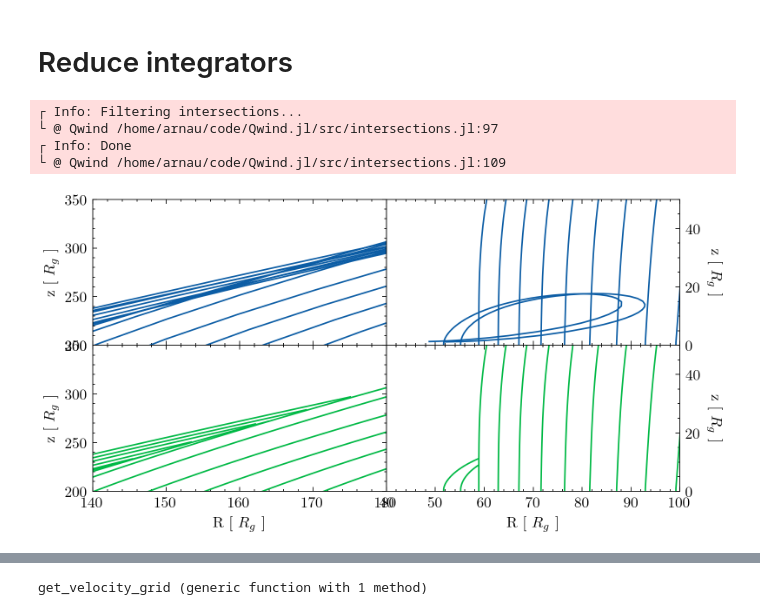
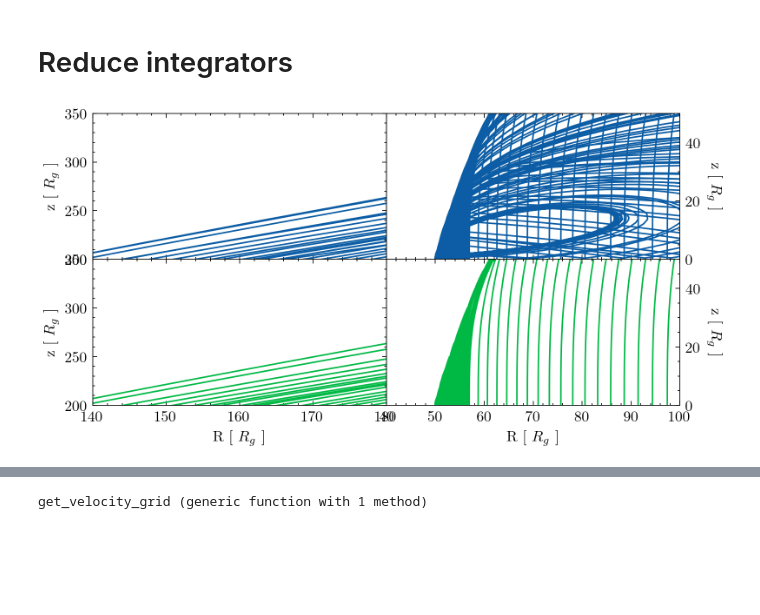
Before and after one commit to arnauqb/Qwind.jl, a Jupyter notebook: papers/paper2/rt_plots.ipynb, the cells around one changed output, grey strips where cells are left out. Drawn from its saved outputs; the diff is of its cells as text; code cells hidden in the pictures; blank space fills up the shorter version.

```diff
--- a/papers/paper2/rt_plots.ipynb
+++ b/papers/paper2/rt_plots.ipynb
@@ -84,5 +46,0 @@ ax.set_ylim(0,100)
-# %%
-it_num = 2
-integrators = iterations_dict[it_num]["integrators"]
-r, z, _, _, _ = reduce_integrators(integrators, no_interpolation=true);
-r0 = [integ.p.r0 for integ in integrators];
@@ -138,4 +61,4 @@ WARNING: replacing module QwindPlotting.
 # %% [markdown]
 # Reduce integrators
 # %%
-integrators = iterations_dict[2]["integrators"];
+integrators = iterations_dict[5]["integrators"];
@@ -144,13 +65,10 @@ integrators_reduced = Qwind.reduce_integrators_individual(integrators);
-# %%
-integrators_reduced_merged = Qwind.reduce_integrators(integrators);
-# %% [output]
-┌ Info: Filtering intersections...
-└ @ Qwind /home/arnau/code/Qwind.jl/src/intersections.jl:97
-┌ Info: Done
-└ @ Qwind /home/arnau/code/Qwind.jl/src/intersections.jl:109
+# %%
+max_times = get_intersection_times(integrators);
+# %%
+integrators_interpolated = interpolate_integrators(integrators, max_times=max_times);
 # %%
 fig, ax = plt.subplots(2, 2, figsize=(2 * mnras_width, mnras_width))
-for (integ, integ_reduced) in zip(integrators, integrators_reduced)
+for (integ, integ_reduced) in zip(integrators, integrators_interpolated)
     ax[1,1].plot(integ.p.data[:r], integ.p.data[:z], color = "C0")
     ax[2,1].plot(integ_reduced.r, integ_reduced.z, color = "C1")
 
@@ -161,31 +79,31 @@ end
 ax[1,1].set_xlim(140,180)
 ax[2,1].set_xlim(140,180)
 
 ax[1,1].set_ylim(200,350)
 ax[2,1].set_ylim(200,350)
 
 ax[1,2].set_xlim(40, 100)
 ax[2,2].set_xlim(40, 100)
 ax[1,2].set_ylim(0,50)
 ax[2,2].set_ylim(0,50)
 
 ax[1,1].set_ylabel(L"z [ $R_g$ ]")
 ax[2,1].set_ylabel(L"z [ $R_g$ ]")
 ax[2,1].set_xlabel(L"R [ $R_g$ ]")
 ax[2,2].set_xlabel(L"R [ $R_g$ ]")
 
 ax[1,2].set_ylabel(L"z [ $R_g$ ]", rotation=-90, labelpad=15)
 ax[2,2].set_ylabel(L"z [ $R_g$ ]", rotation=-90, labelpad=15)
 ax[1,2].yaxis.set_label_position("right")
 ax[2,2].yaxis.set_label_position("right")
 
 
 ax[1,2].yaxis.tick_right()
 ax[2,2].yaxis.tick_right()
 
 ax[1,1].set_xticklabels([])
 ax[1,2].set_xticklabels([])
 
 plt.subplots_adjust(wspace=0, hspace=0)
 # %% [output]
-[figure, old version]
+[figure, new version]
```
Also changed, not shown: parts of 32 cells of this notebook, 8 other files.
